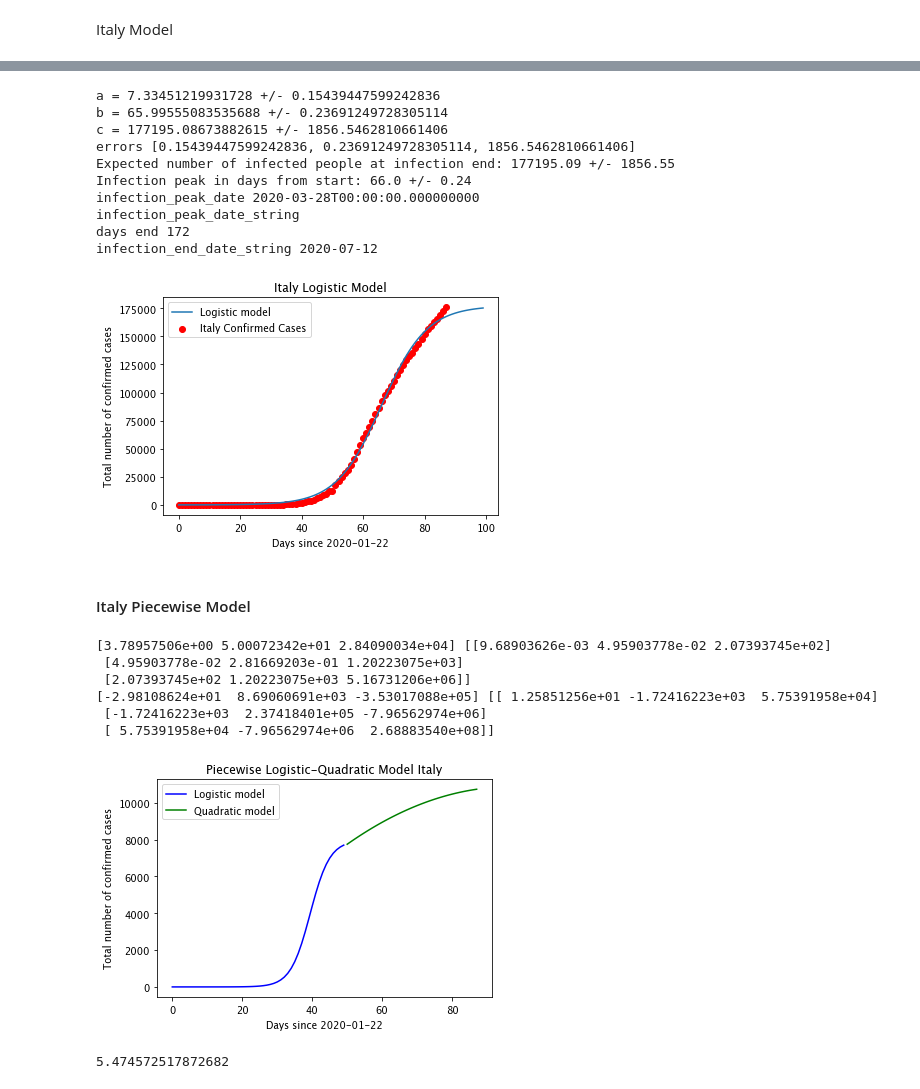
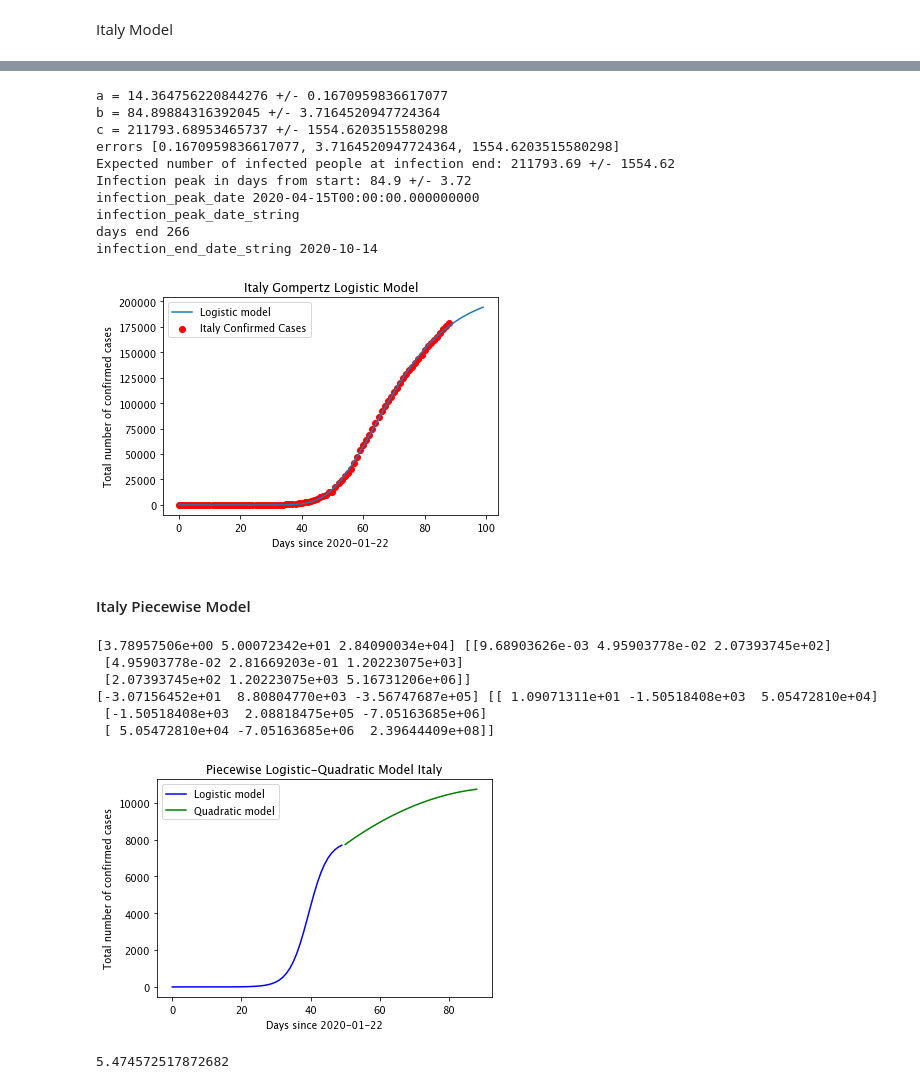
Before and after one commit to jayurbain/covid19, a Jupyter notebook: covid19_logistic_model.ipynb, the cells around one changed output, grey strips where cells are left out. Cells and saved outputs as stored; diff of their text form; code cells hidden in the pictures.

```diff
--- a/covid19_logistic_model.ipynb
+++ b/covid19_logistic_model.ipynb
@@ -656,11 +658,14 @@ plt.show()
 # %% [markdown]
 #### Summary South Korea Model
 # %%
+def gompertz_model(x,a,b,c):
+    return c*np.exp(-b*np.exp(-x/a))
+
 df = df_sk['Cases'].to_frame('Cases').reset_index()[:]
 df
 x_sk = df.index
 y_sk = df['Cases']
-fit = curve_fit(logistic_model,x_sk,y_sk,p0=[2,25,300000])
+fit = curve_fit(gompertz_model,x_sk,y_sk,p0=[2,25,300000])
 
 popt_sk = fit[0] # optimized parameters
 pcov_sk = fit[1] # covariance matrix
@@ -888,11 +893,14 @@ df_china_hubei
 # %% [markdown]
 China Hubei Model
 # %%
+def gompertz_model(x,a,b,c):
+    return c*np.exp(-b*np.exp(-x/a))
+
 df = df_china_hubei['Cases'].to_frame('Cases').reset_index()[:]
 df
 x_ch_hb = df.index
 y_ch_hb = df['Cases']
-fit = curve_fit(logistic_model,x_ch_hb,y_ch_hb,p0=[2,25,100000])
+fit = curve_fit(gompertz_model,x_ch_hb,y_ch_hb,p0=[2,25,100000])
 
 popt_ch_hb = fit[0] # optimized parameters
 pcov_ch_hb = fit[1] # covariance matrix
@@ -1002,9 +1010,13 @@ df_italy
 # %%
+def gompertz_model(x,a,b,c):
+    return c*np.exp(-b*np.exp(-x/a))
+
 df = df_italy['Cases'].to_frame('Cases').reset_index()[:]
 df
 x_it = df.index
 y_it = df['Cases']
-fit = curve_fit(logistic_model,x_it,y_it,p0=[2,25,200000])
+# fit = curve_fit(gompertz_model,x_it,y_it,p0=[2,25,200000])
+fit = curve_fit(gompertz_model,x_it,y_it,p0=[2,45,200000])
 
 popt_it = fit[0] # optimized parameters
 pcov_it = fit[1] # covariance matrix
@@ -1037,33 +1049,33 @@ infection_end_date = np.datetime64(df_confirmed.index.values.min()) + np.timedel
 infection_end_date_string = np.datetime_as_string(infection_end_date, unit='D')
 print('infection_end_date_string', infection_end_date_string)
 # %% [output]
-a = 7.33451219931728 +/- 0.15439447599242836
-b = 65.99555083535688 +/- 0.23691249728305114
-c = 177195.08673882615 +/- 1856.5462810661406
-errors [0.15439447599242836, 0.23691249728305114, 1856.5462810661406]
-Expected number of infected people at infection end: 177195.09 +/- 1856.55
-Infection peak in days from start: 66.0 +/- 0.24
-infection_peak_date 2020-03-28T00:00:00.000000000
+a = 14.364756220844276 +/- 0.1670959836617077
+b = 84.89884316392045 +/- 3.7164520947724364
+c = 211793.68953465737 +/- 1554.6203515580298
+errors [0.1670959836617077, 3.7164520947724364, 1554.6203515580298]
+Expected number of infected people at infection end: 211793.69 +/- 1554.62
+Infection peak in days from start: 84.9 +/- 3.72
+infection_peak_date 2020-04-15T00:00:00.000000000
 infection_peak_date_string
-days end 172
-infection_end_date_string 2020-07-12
+days end 266
+infection_end_date_string 2020-10-14
 # %%
 day_offset = 0
 x_italy = df_italy.index
 y_italy = df_italy['Cases']
 x_ext = np.arange(100)
 plt.scatter(x_italy, y_italy, color="red", label="Italy Confirmed Cases")
 
 # Fitted logistic curve
-plt.plot(x_ext+day_offset, [logistic_model(i, popt_it[0], popt_it[1], popt_it[2]*1) for i in x_ext], label="Logistic model" )
+plt.plot(x_ext+day_offset, [gompertz_model(i, popt_it[0], popt_it[1], popt_it[2]*1) for i in x_ext], label="Logistic model" )
 plt.legend()
 plt.xlabel("Days since " + min_date)
 plt.ylabel("Total number of confirmed cases")
-plt.title('Italy Logistic Model')
+plt.title('Italy Gompertz Logistic Model')
 plt.savefig('Italy Logistic Model.png')
 plt.show()
 # %% [output]
-[figure, old version]
+[figure, new version]
 # %% [markdown]
 #### Italy Piecewise Model
 # %%
@@ -1096,9 +1108,9 @@ print(popt_quadratic_italy, popv_quadratic_italy)
 [3.78957506e+00 5.00072342e+01 2.84090034e+04] [[9.68903626e-03 4.95903778e-02 2.07393745e+02]
  [4.95903778e-02 2.81669203e-01 1.20223075e+03]
  [2.07393745e+02 1.20223075e+03 5.16731206e+06]]
-[-2.98108624e+01  8.69060691e+03 -3.53017088e+05] [[ 1.25851256e+01 -1.72416223e+03  5.75391958e+04]
- [-1.72416223e+03  2.37418401e+05 -7.96562974e+06]
- [ 5.75391958e+04 -7.96562974e+06  2.68883540e+08]]
+[-3.07156452e+01  8.80804770e+03 -3.56747687e+05] [[ 1.09071311e+01 -1.50518408e+03  5.05472810e+04]
+ [-1.50518408e+03  2.08818475e+05 -7.05163685e+06]
+ [ 5.05472810e+04 -7.05163685e+06  2.39644409e+08]]
 # %%
 # plt.scatter(x_sk, y_sk, color="black", facecolors='none', label="Data")
 
@@ -1113,7 +1125,7 @@ plt.savefig('Piecewise Logistic-Quadratic Model Italy.png')
 
 plt.show()
 # %% [output]
-[figure, old version]
+[figure, new version]
 # %%
 us_italy_pop_factor = pop_dict['US Total']/pop_dict['Italy']
 us_italy_pop_factor
```
Also changed, not shown: parts of 61 cells of this notebook, 16 other files.
